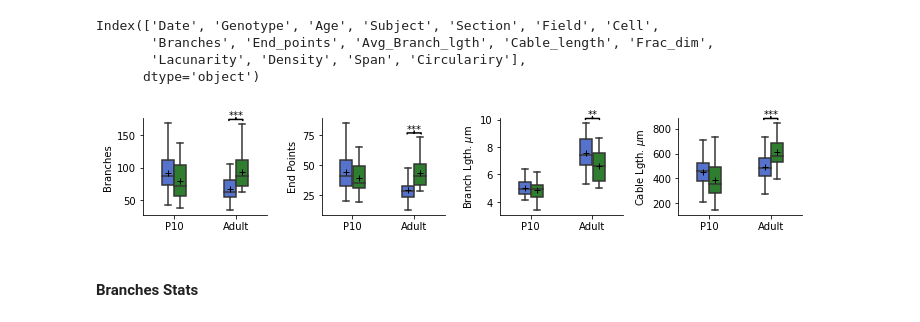
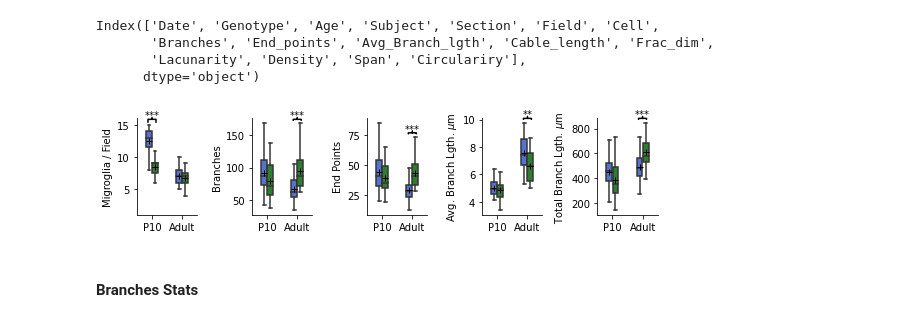
Before and after one commit to FMendezSlc/NeuroPy, a Jupyter notebook: morphology_analysis.ipynb, the cells around one changed output. Saved outputs shown, nothing was run; the diff lists cells and outputs as text; code cells hidden in the pictures.

```diff
--- a/morphology_analysis.ipynb
+++ b/morphology_analysis.ipynb
@@ -527,47 +512,58 @@ Index(['Date', 'Genotype', 'Age', 'Subject', 'Section', 'Field', 'Cell',
        'Lacunarity', 'Density', 'Span', 'Circulariry'],
       dtype='object')
 # %%
-morph_fig = plt.figure(figsize=(10, 2))
+morph_fig = plt.figure(figsize=(8, 2))
 
-ax1 = plt.subplot(141)
+ax_ = plt.subplot(151)
+ax_ = sns.boxplot(data= mgl_count, x = 'Age', y = 'No_Microglia', hue = 'Genotype', palette=['royalblue', 'forestgreen'], showmeans=True, showfliers = False, meanprops={'marker':'+', 'markeredgecolor':'k'}, width = 0.4)
+sns.despine()
+plt.ylabel('Migroglia / Field')
+plt.xlabel('')
+ax_.set_xticklabels(['P10', 'Adult'])
+plt.ylim(1, 16)
+plt.annotate('***', xy = (0.25, 0.99), xytext = (0.25, 1), xycoords = 'axes fraction', ha = 'center', arrowprops=dict(arrowstyle='-[, widthB=.4, lengthB=.3', lw=1.5, color='k'), fontsize = 10)
+ax_.get_legend().remove()
+plt.tight_layout()
+
+ax1 = plt.subplot(152)
 sns.boxplot(data= morph_df, x = 'Age', y = 'Branches', hue = 'Genotype', order = ['Neo', 'Adult'], palette=['royalblue', 'forestgreen'], showmeans=True, showfliers = False, meanprops={'marker':'+', 'markeredgecolor':'k'}, width = 0.4)
 sns.despine()
 plt.ylabel('Branches')
 ax1.set_xticklabels(['P10', 'Adult'])
 plt.xlabel('')
-ax1.annotate('***', xy = (0.75, 0.99), xytext = (0.75, 1), xycoords = 'axes fraction', ha = 'center', arrowprops=dict(arrowstyle='-[, widthB=0.7, lengthB=.1', lw=1.5, color='k'), fontsize = 10)
+ax1.annotate('***', xy = (0.75, 0.99), xytext = (0.75, 1), xycoords = 'axes fraction', ha = 'center', arrowprops=dict(arrowstyle='-[, widthB=0.4, lengthB=.1', lw=1.5, color='k'), fontsize = 10)
 ax1.get_legend().remove()
 
-ax2 = plt.subplot(142)
+ax2 = plt.subplot(153)
 sns.boxplot(data= morph_df, x = 'Age', y = 'End_points', hue = 'Genotype', order = ['Neo', 'Adult'], palette=['royalblue', 'forestgreen'], showmeans=True, showfliers = False, meanprops={'marker':'+', 'markeredgecolor':'k'}, width = 0.4)
 sns.despine()
 plt.ylabel('End Points')
 ax2.set_xticklabels(['P10', 'Adult'])
 plt.xlabel('')
-ax2.annotate('***', xy = (0.75, 0.85), xytext = (0.75, 0.86), xycoords = 'axes fraction', ha = 'center', arrowprops=dict(arrowstyle='-[, widthB=0.7, lengthB=.1', lw=1.5, color='k'), fontsize = 10)
+ax2.annotate('***', xy = (0.75, 0.85), xytext = (0.75, 0.86), xycoords = 'axes fraction', ha = 'center', arrowprops=dict(arrowstyle='-[, widthB=0.4, lengthB=.1', lw=1.5, color='k'), fontsize = 10)
 ax2.get_legend().remove()
 
-ax3 = plt.subplot(143)
+ax3 = plt.subplot(154)
 sns.boxplot(data= morph_df, x = 'Age', y = 'Avg_Branch_lgth', hue = 'Genotype', order = ['Neo', 'Adult'], palette=['royalblue', 'forestgreen'], showmeans=True, showfliers = False, meanprops={'marker':'+', 'markeredgecolor':'k'}, width = 0.4)
 sns.despine()
-plt.ylabel(r'Branch Lgth. $\mu$m')
+plt.ylabel(r'Avg. Branch Lgth. $\mu$m')
 ax3.set_xticklabels(['P10', 'Adult'])
 plt.xlabel('')
-ax3.annotate('**', xy = (0.75, 1), xytext = (0.75, 1.01), xycoords = 'axes fraction', ha = 'center', arrowprops=dict(arrowstyle='-[, widthB=0.7, lengthB=.1', lw=1.5, color='k'), fontsize = 10)
+ax3.annotate('**', xy = (0.75, 1), xytext = (0.75, 1.01), xycoords = 'axes fraction', ha = 'center', arrowprops=dict(arrowstyle='-[, widthB=0.4, lengthB=.1', lw=1.5, color='k'), fontsize = 10)
 ax3.get_legend().remove()
 
-ax4 = plt.subplot(144)
+ax4 = plt.subplot(155)
 sns.boxplot(data= morph_df, x = 'Age', y = 'Cable_length', hue = 'Genotype', order = ['Neo', 'Adult'], palette=['royalblue', 'forestgreen'], showmeans=True, showfliers = False, meanprops={'marker':'+', 'markeredgecolor':'k'}, width = 0.4)
 sns.despine()
-plt.ylabel(r'Cable Lgth. $\mu$m')
+plt.ylabel(r'Total Branch Lgth. $\mu$m')
 ax4.set_xticklabels(['P10', 'Adult'])
 plt.xlabel('')
 ax4.get_legend().remove()
-ax4.annotate('***', xy = (0.75, 1), xytext = (0.75, 1.01), xycoords = 'axes fraction', ha = 'center', arrowprops=dict(arrowstyle='-[, widthB=0.7, lengthB=.1', lw=1.5, color='k'), fontsize = 10)
+ax4.annotate('***', xy = (0.75, 1), xytext = (0.75, 1.01), xycoords = 'axes fraction', ha = 'center', arrowprops=dict(arrowstyle='-[, widthB=0.4, lengthB=.1', lw=1.5, color='k'), fontsize = 10)
 
 plt.tight_layout()
 # %% [output]
-[figure, old version]
+[figure, new version]
 # %%
 morph_fig.savefig('/Users/labc02/Documents/PDCB_data/Morphometry/Figures/morph_fig.svg')
 # %% [markdown]
```
Also changed, not shown: parts of 3 cells of this notebook.
